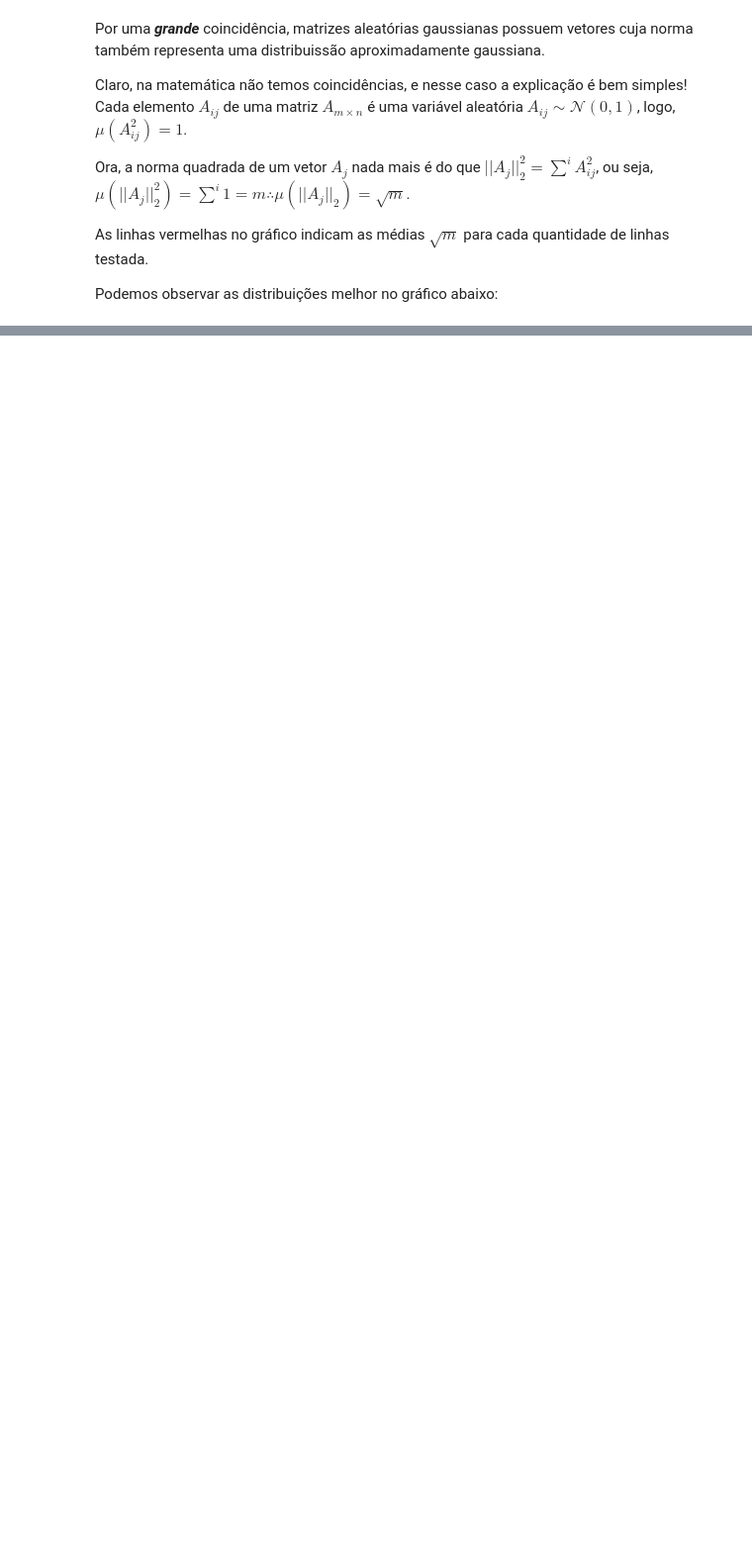
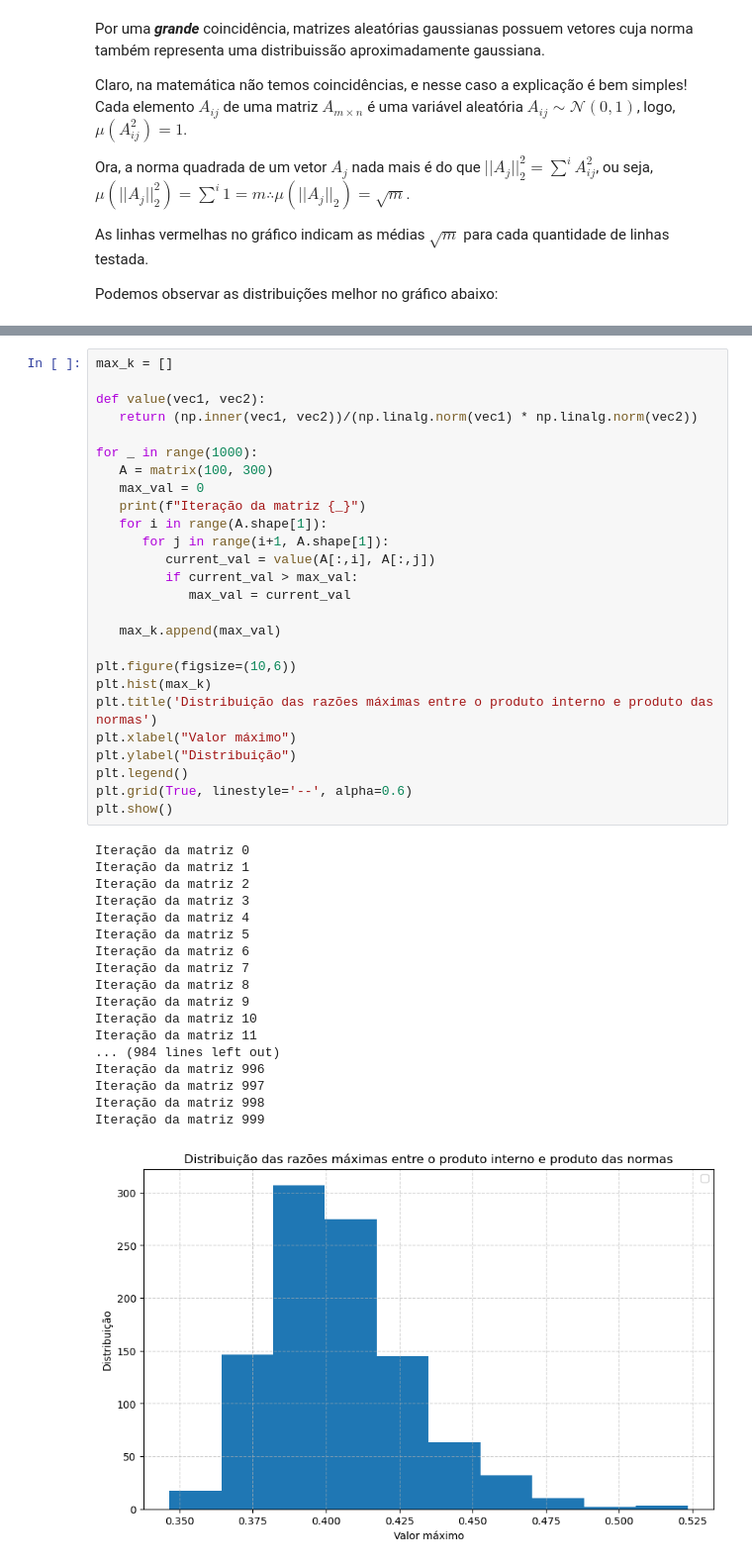
Before and after one commit to isaiasgoncalves/projeto_4_ALN, a Jupyter notebook: proj_4.ipynb, the cells around one changed output, grey strips where cells are left out. Shown at 99% size. Cells and saved outputs as stored; diff of their text form; blank space fills up the shorter version.

```diff
--- a/proj_4.ipynb
+++ b/proj_4.ipynb
@@ -105,0 +106,45 @@ Vamos agora fazer o cálculo do valor máximo de $\dfrac{\langle \rangle}{}$
+# %%
+max_k = []
+
+def value(vec1, vec2):
+   return (np.inner(vec1, vec2))/(np.linalg.norm(vec1) * np.linalg.norm(vec2))
+
+for _ in range(1000):
+   A = matrix(100, 300)
+   max_val = 0
+   print(f"Iteração da matriz {_}")
+   for i in range(A.shape[1]):
+      for j in range(i+1, A.shape[1]):
+         current_val = value(A[:,i], A[:,j])
+         if current_val > max_val:
+            max_val = current_val
+
+   max_k.append(max_val)
+
+plt.figure(figsize=(10,6))
+plt.hist(max_k)
+plt.title('Distribuição das razões máximas entre o produto interno e produto das normas')
+plt.xlabel("Valor máximo")
+plt.ylabel("Distribuição")
+plt.legend()
+plt.grid(True, linestyle='--', alpha=0.6)
+plt.show()
+# %% [output]
+Iteração da matriz 0
+Iteração da matriz 1
+Iteração da matriz 2
+Iteração da matriz 3
+Iteração da matriz 4
+Iteração da matriz 5
+Iteração da matriz 6
+Iteração da matriz 7
+Iteração da matriz 8
+Iteração da matriz 9
+Iteração da matriz 10
+Iteração da matriz 11
+... (984 lines left out)
+Iteração da matriz 996
+Iteração da matriz 997
+Iteração da matriz 998
+Iteração da matriz 999
+[figure, added]
```
Also changed, not shown: parts of 4 cells of this notebook.
